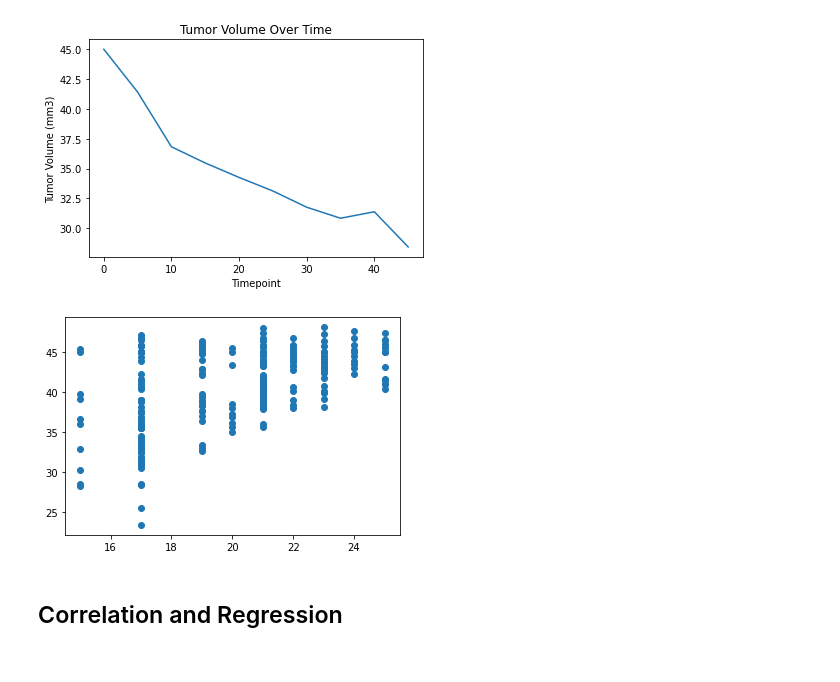
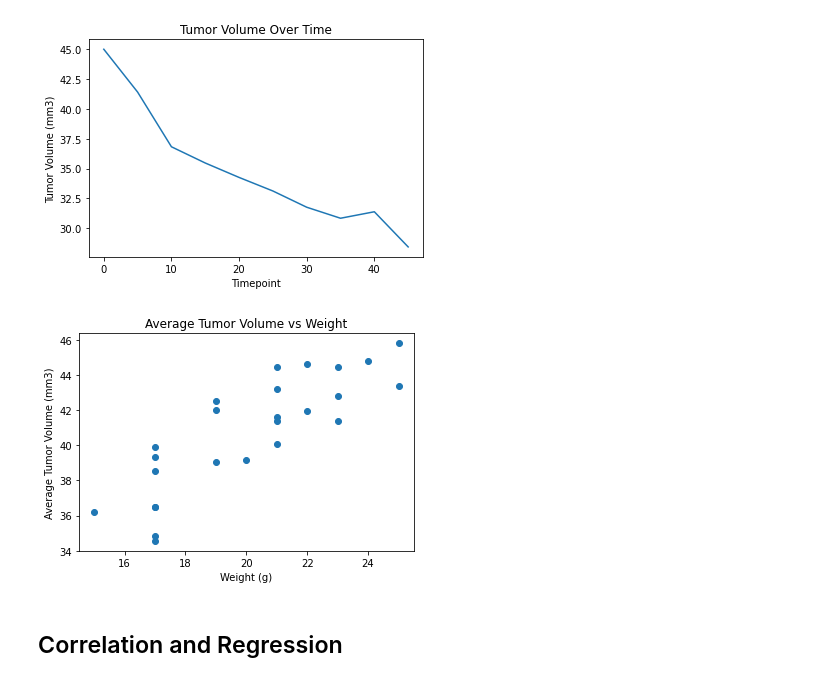
Before and after one commit to tonygardella5/Matplotlib-challenge, a Jupyter notebook: pymaceuticals.ipynb, the cells around one changed output. Cells and saved outputs as stored; diff of their text form; code cells hidden in the pictures.

Commit message:
All Graphs Working!

```diff
--- a/pymaceuticals.ipynb
+++ b/pymaceuticals.ipynb
@@ -290,19 +292,20 @@ plt.show()
 # %%
 # Generate a scatter plot of mouse weight versus average tumor volume for the Capomulin regimen
 capomulin_only = clean_results.loc[clean_results['Drug Regimen']=='Capomulin']
-
-
-x_axis = list(capomulin_only['Tumor Volume (mm3)'])
-y_axis = list(capomulin_only['Weight (g)'])
+group_vol = capomulin_only.groupby(['Mouse ID']).mean()
+#average_vol = group_vol['Tumor Volume (mm3)']
+#print(group_vol.head())
+x_axis = list(group_vol['Tumor Volume (mm3)'])
+y_axis = list(group_vol['Weight (g)'])
 
 plt.scatter(y_axis,x_axis)
-plt.xlabel("")
-plt.ylabel("")
-plt.title("")
+plt.xlabel("Weight (g)")
+plt.ylabel("Average Tumor Volume (mm3)")
+plt.title("Average Tumor Volume vs Weight")
 
 
 plt.show()
 # %% [output]
-[figure, old version]
+[figure, new version]
 # %% [markdown]
 ## Correlation and Regression
```
Also changed, not shown: parts of 3 cells of this notebook.
